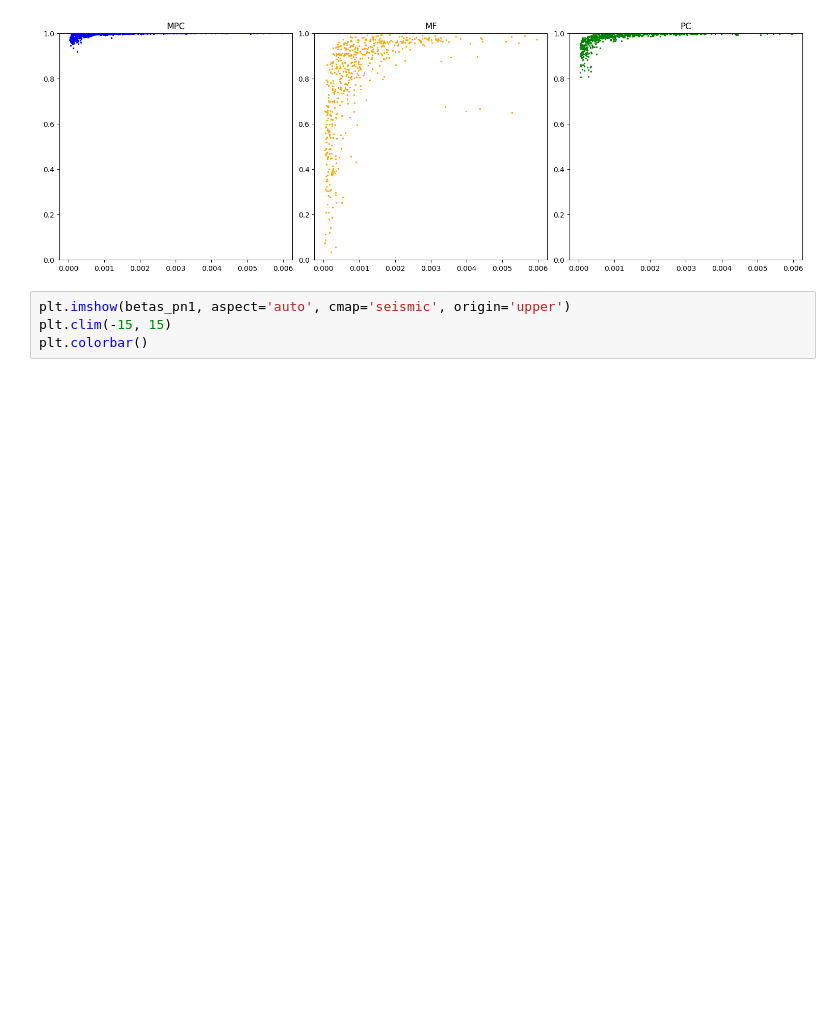
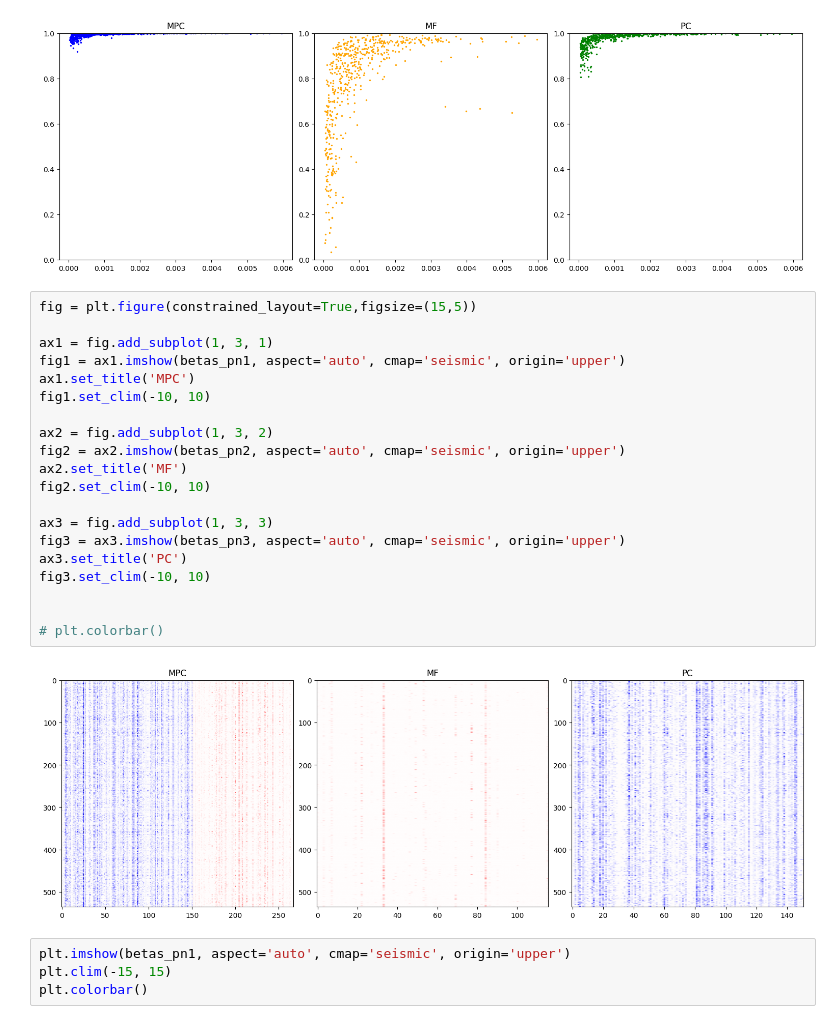
Before and after one commit to NeuroAI-IBS/fn_data_saccade, a Jupyter notebook: Data sorting/python_code/rawMossy_Purkinje.ipynb, the cells around one changed output. Drawn from its saved outputs; the diff is of its cells as text; blank space fills up the shorter version.

```diff
--- a/Data sorting/python_code/rawMossy_Purkinje.ipynb
+++ b/Data sorting/python_code/rawMossy_Purkinje.ipynb
@@ -234,6 +252,28 @@ ax.set_ylim(0, 1)
 # %% [output]
 (0.0, 1.0)
 [figure]
+# %%
+fig = plt.figure(constrained_layout=True,figsize=(15,5))
+
+ax1 = fig.add_subplot(1, 3, 1)
+fig1 = ax1.imshow(betas_pn1, aspect='auto', cmap='seismic', origin='upper')
+ax1.set_title('MPC')
+fig1.set_clim(-10, 10)
+
+ax2 = fig.add_subplot(1, 3, 2)
+fig2 = ax2.imshow(betas_pn2, aspect='auto', cmap='seismic', origin='upper')
+ax2.set_title('MF')
+fig2.set_clim(-10, 10)
+
+ax3 = fig.add_subplot(1, 3, 3)
+fig3 = ax3.imshow(betas_pn3, aspect='auto', cmap='seismic', origin='upper')
+ax3.set_title('PC')
+fig3.set_clim(-10, 10)
+
+
+# plt.colorbar()
+# %% [output]
+[figure, added]
 # %%
 plt.imshow(betas_pn1, aspect='auto', cmap='seismic', origin='upper')
 plt.clim(-15, 15)
```
Also changed, not shown: parts of 2 cells of this notebook.
